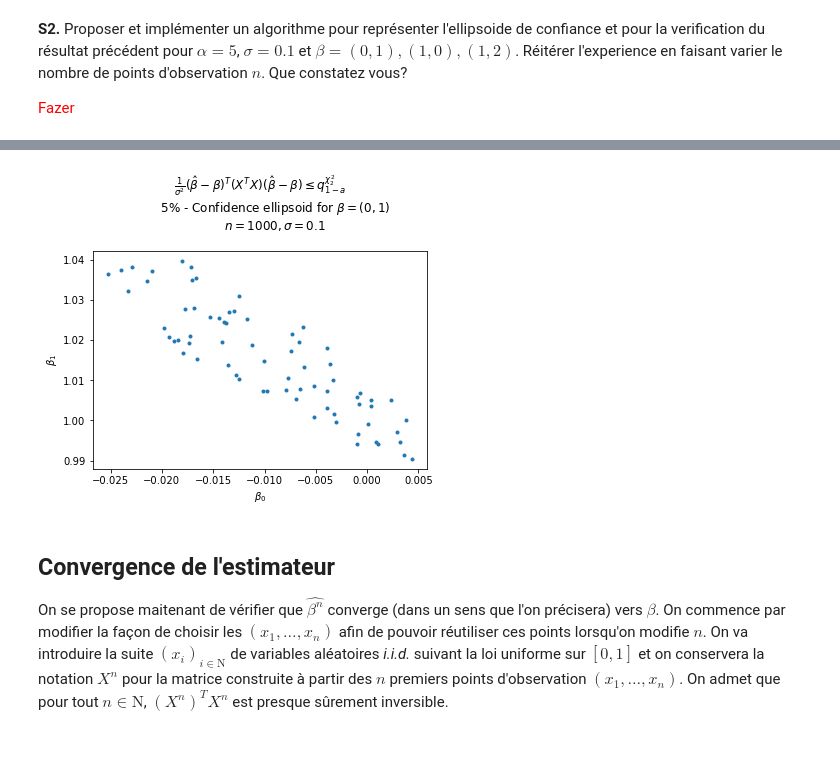
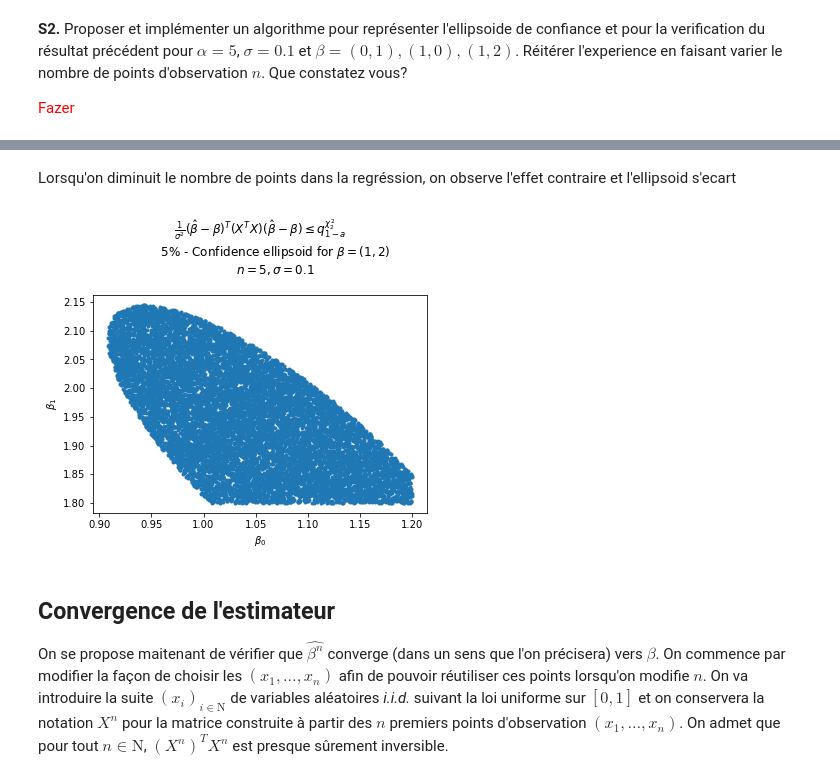
Before and after one commit to peulsilva/LinReg-MAP361, a Jupyter notebook: code.ipynb, the cells around one changed output, grey strips where cells are left out. Drawn from its saved outputs; the diff is of its cells as text; code cells hidden in the pictures; blank space fills up the shorter version.

```diff
--- a/code.ipynb
+++ b/code.ipynb
@@ -278,6 +279,7 @@ $$
 class LinearRegression:
     def __init__(self) -> None:
         self.coef_ = None
+        self.squared_error = None
 
     def fit(
         self,
@@ -285,6 +287,7 @@ class LinearRegression:
         y : np.ndarray
     ):
         self.coef_ = np.linalg.inv(X.T @ X) @ X.T @ y
+        self.squared_error = np.linalg.norm(y - X @ self.coef_)**2
 
     def predict(
         self,
@@ -294,6 +297,8 @@ class LinearRegression:
         if self.coef_ is None:
             raise ValueError("You must run LinearRegression.fit before predicting")
         return X @ self.coef_
+
+    # def squared_error(self):
 # %%
 from scipy.stats import chi2
 # %%
@@ -331,12 +336,12 @@ def confidence_ellipsoid(
         beta_tilde_0 = np\
             .random\
             .uniform(
-                beta[0] *0.9- search_range, beta[0]* 1.1 + search_range
+                beta[0] - search_range, beta[0]+ search_range
             )
         beta_tilde_1 = np.\
             random\
             .uniform(
-                beta[1]*0.9-search_range, beta[1]*1.1 + search_range
+                beta[1]-search_range, beta[1] + search_range
             )
 
         beta_tilde = np.array([beta_tilde_0, beta_tilde_1])
@@ -392,13 +410,15 @@ confidence_ellipsoid(
+# %% [markdown]
+Lorsqu'on diminuit le nombre de points dans la regréssion, on observe l'effet contraire et l'ellipsoid s'ecart
 # %%
 confidence_ellipsoid(
     alpha = 0.05,
-    beta = np.array([0,1]) ,
+    beta = np.array([1,2]) ,
     sigma = 0.1,
     n_points_simulation=30000,
-    n_obs= 1000
+    n_obs= 5
 )
 # %% [output]
-[figure, old version]
+[figure, new version]
 # %% [markdown]
 ## Convergence de l'estimateur
 
```
Also changed, not shown: parts of 24 cells of this notebook.
